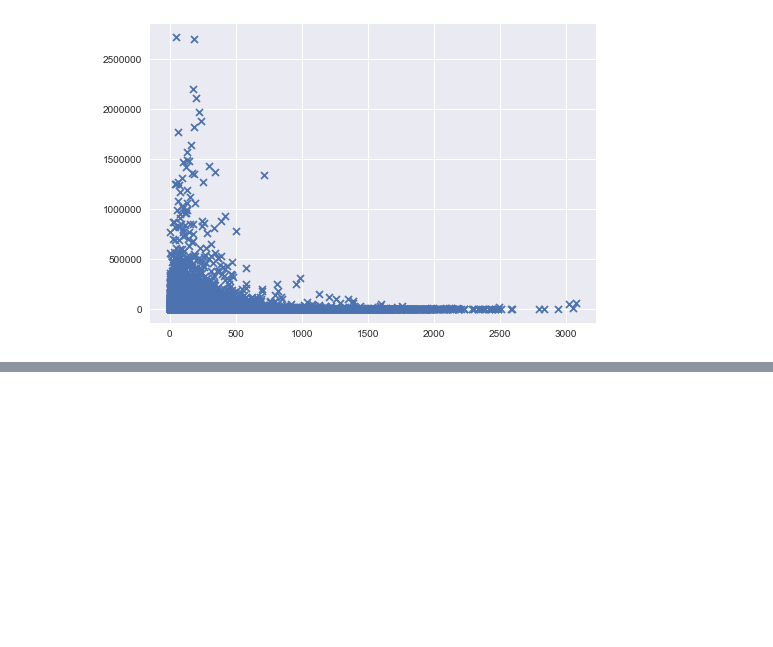
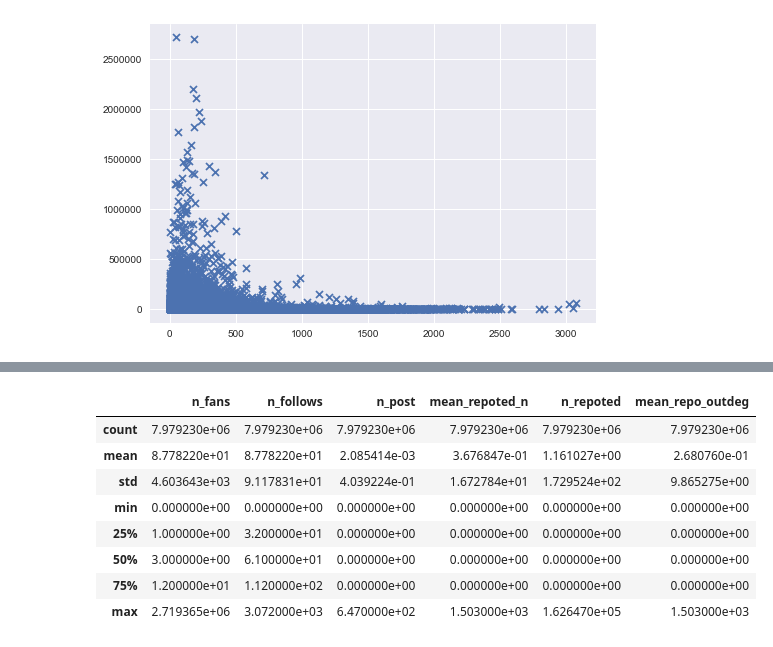
Before and after one commit to eguilg/weibo, a Jupyter notebook: user_features.ipynb, the cells around one changed output, grey strips where cells are left out. Cells and saved outputs as stored; diff of their text form; code cells hidden in the pictures; blank space fills up the shorter version.

Commit message:
user info extracted

```diff
--- a/user_features.ipynb
+++ b/user_features.ipynb
@@ -107,0 +146,3 @@ plt.scatter(user_info.n_follows,user_info.n_fans,marker = 'x')
+# %%
+post_info = n_post.apply(mean_repo,axis=1,origin=origin)
+post_info.describe()
@@ -107,0 +159,3 @@ plt.scatter(user_info.n_follows,user_info.n_fans,marker = 'x')
+# %%
+tt = user_info.join(post_info,how='outer').fillna(0,axis=1)
+tt.describe()
@@ -107,0 +172,8 @@ plt.scatter(user_info.n_follows,user_info.n_fans,marker = 'x')
+# %%
+def mean_repo_outdeg(r,repo):
+    index = np.unique(repo.w_id[repo.from_id == r.name])
+    r['mean_repo_outdeg'] = r['n_repoted']/index.shape[0]
+    return r
+# %%
+repoed_info = n_repoted.apply(mean_repo_outdeg,axis=1,repo=repo)
+repoed_info.describe()
@@ -107,0 +190,13 @@ plt.scatter(user_info.n_follows,user_info.n_fans,marker = 'x')
+# %%
+tt = tt.join(repoed_info,how='outer').fillna(0,axis=1)
+tt.describe()
+# %% [output]
+|  | n_fans | n_follows | n_post | mean_repoted_n | n_repoted | mean_repo_outdeg |
+| count | 7.979230e+06 | 7.979230e+06 | 7.979230e+06 | 7.979230e+06 | 7.979230e+06 | 7.979230e+06 |
+| mean | 8.778220e+01 | 8.778220e+01 | 2.085414e-03 | 3.676847e-01 | 1.161027e+00 | 2.680760e-01 |
+| std | 4.603643e+03 | 9.117831e+01 | 4.039224e-01 | 1.672784e+01 | 1.729524e+02 | 9.865275e+00 |
+| min | 0.000000e+00 | 0.000000e+00 | 0.000000e+00 | 0.000000e+00 | 0.000000e+00 | 0.000000e+00 |
+| 25% | 1.000000e+00 | 3.200000e+01 | 0.000000e+00 | 0.000000e+00 | 0.000000e+00 | 0.000000e+00 |
+| 50% | 3.000000e+00 | 6.100000e+01 | 0.000000e+00 | 0.000000e+00 | 0.000000e+00 | 0.000000e+00 |
+| 75% | 1.200000e+01 | 1.120000e+02 | 0.000000e+00 | 0.000000e+00 | 0.000000e+00 | 0.000000e+00 |
+| max | 2.719365e+06 | 3.072000e+03 | 6.470000e+02 | 1.503000e+03 | 1.626470e+05 | 1.503000e+03 |
```
Also changed, not shown: parts of 15 cells of this notebook, 2 other files.
